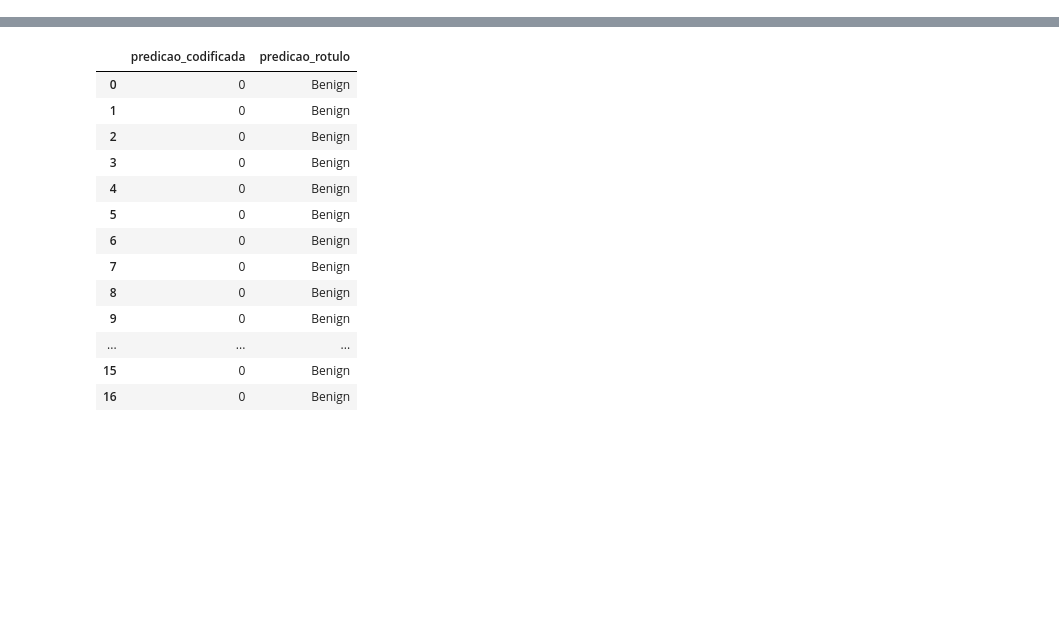
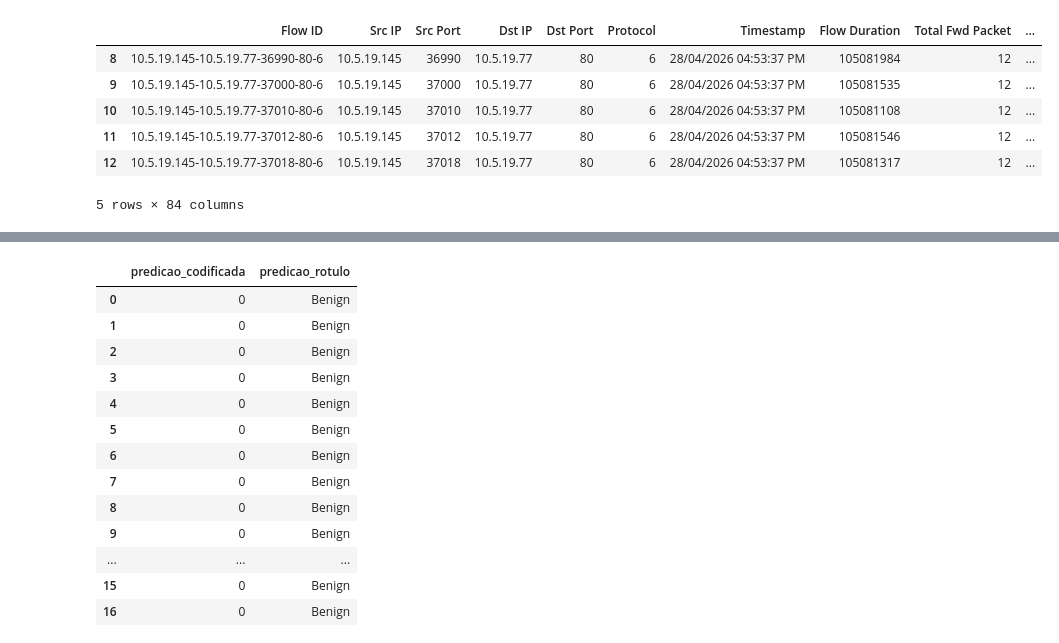
Before and after one commit to AlfredoLSN/Suricata_ML, a Jupyter notebook: test_class.ipynb, the cells around one changed output, grey strips where cells are left out. Saved outputs shown, nothing was run; the diff lists cells and outputs as text; code cells hidden in the pictures; blank space fills up the shorter version.

```diff
--- a/test_class.ipynb
+++ b/test_class.ipynb
@@ -122,4 +127,16 @@ def preparar_csv_para_modelo(input_csv, output_csv=None, meu_ip=None, remover_sr
         print(f"CSV salvo em: {output_csv}")
 
     return df_final
+# %%
+df = pd.read_csv("flow_csv/slowloris.pcap_Flow.csv")
+df = df[df['Src IP'] == '10.5.19.145']
+df.head()
+# %% [output]
+|  | Flow ID | Src IP | Src Port | Dst IP | Dst Port | Protocol | Timestamp | Flow Duration | Total Fwd Packet | ... |
+| 8 | 10.5.19.145-10.5.19.77-36990-80-6 | 10.5.19.145 | 36990 | 10.5.19.77 | 80 | 6 | 28/04/2026 04:53:37 PM | 105081984 | 12 | ... |
+| 9 | 10.5.19.145-10.5.19.77-37000-80-6 | 10.5.19.145 | 37000 | 10.5.19.77 | 80 | 6 | 28/04/2026 04:53:37 PM | 105081535 | 12 | ... |
+| 10 | 10.5.19.145-10.5.19.77-37010-80-6 | 10.5.19.145 | 37010 | 10.5.19.77 | 80 | 6 | 28/04/2026 04:53:37 PM | 105081108 | 12 | ... |
+| 11 | 10.5.19.145-10.5.19.77-37012-80-6 | 10.5.19.145 | 37012 | 10.5.19.77 | 80 | 6 | 28/04/2026 04:53:37 PM | 105081546 | 12 | ... |
+| 12 | 10.5.19.145-10.5.19.77-37018-80-6 | 10.5.19.145 | 37018 | 10.5.19.77 | 80 | 6 | 28/04/2026 04:53:37 PM | 105081317 | 12 | ... |
+5 rows × 84 columns
 # %%
```
Also changed, not shown: parts of 5 cells of this notebook, 2 other files.
